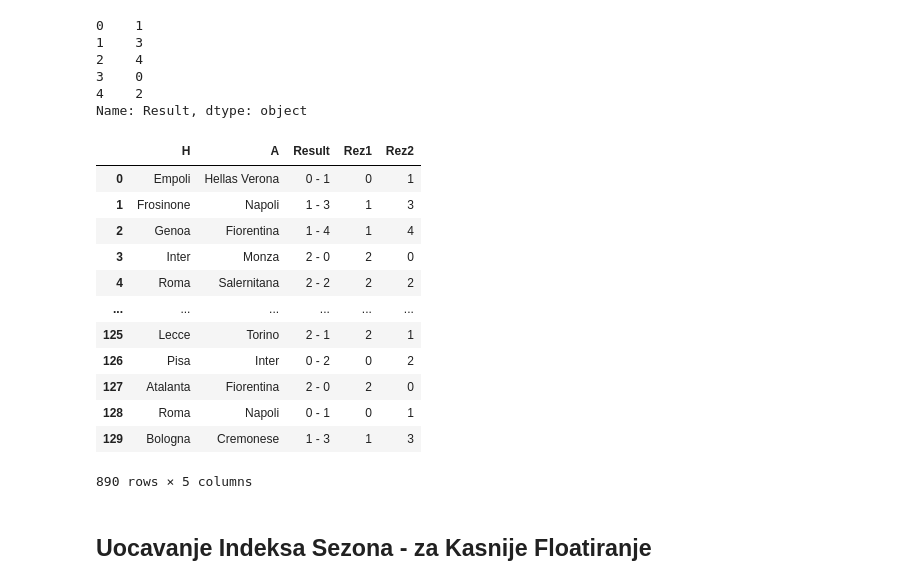
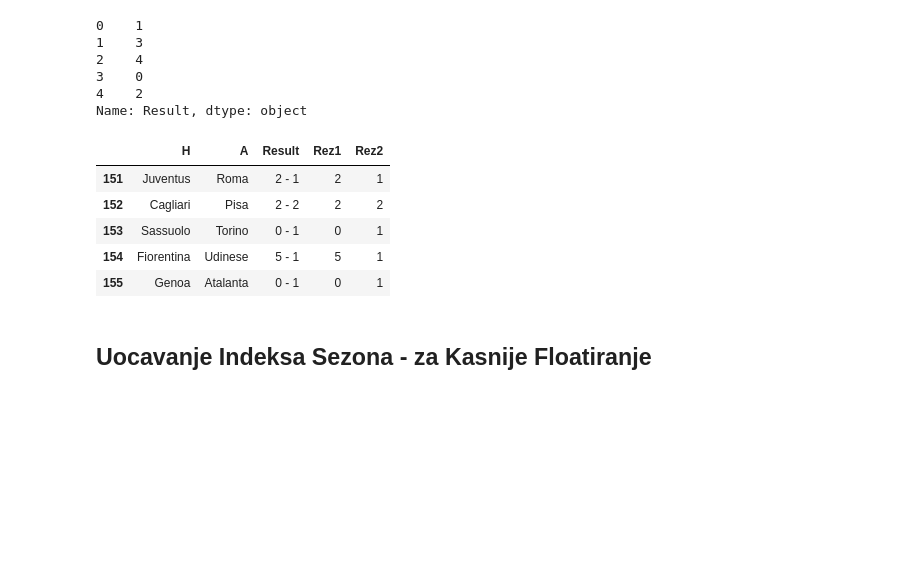
Before and after one commit to AmirBih/pred-rez-seriA, a Jupyter notebook: SA- float_Predvidjanje_Pobjednika.ipynb, the cells around one changed output. Drawn from its saved outputs; the diff is of its cells as text; code cells hidden in the pictures; blank space fills up the shorter version.

```diff
--- a/SA- float_Predvidjanje_Pobjednika.ipynb
+++ b/SA- float_Predvidjanje_Pobjednika.ipynb
@@ -11,4 +11,5 @@ df_23_4 = pd.read_csv("serie-a-2023.csv")
 #sezona 24/25
 df_24_5 = pd.read_csv("serie-a-2024.csv")
 #sezona 25/6
-df_25_6 = pd.read_csv("serie-a-2025.csv")
+link_25 = pd.read_html("https://fixturedownload.com/results/serie-a-2025")
+df_25_6 = link_25[0]
@@ -16,6 +19,6 @@ df_25_6 = pd.read_csv("serie-a-2025.csv")
 ## Određivanje Duzine Trenutnoj Sezoni i Prikaz
 # %%
 #odrediti duzinu sezone - OBAVEZNO!!!
-df_25_6 = df_25_6.head(130)
-df_25_6.tail()
+df_25_6 = df_25_6[df_25_6["Result"] != "-"]
+df_25_6.tail(5)
 # %% [output]
@@ -145,21 +149,14 @@ df_rezultatski = pd.concat([df_BL,rez_dom,rez_gost],axis=1)
 # %%
 #promjena naziva kolonama - spajanjem smo dobili kolone istih naziva
 df_rezultatski.columns = ["H","A","Result","Rez1","Rez2"]
-df_rezultatski
+df_rezultatski.tail()
 # %% [output]
 |  | H | A | Result | Rez1 | Rez2 |
-| 0 | Empoli | Hellas Verona | 0 - 1 | 0 | 1 |
-| 1 | Frosinone | Napoli | 1 - 3 | 1 | 3 |
-| 2 | Genoa | Fiorentina | 1 - 4 | 1 | 4 |
-| 3 | Inter | Monza | 2 - 0 | 2 | 0 |
-| 4 | Roma | Salernitana | 2 - 2 | 2 | 2 |
-| ... | ... | ... | ... | ... | ... |
-| 125 | Lecce | Torino | 2 - 1 | 2 | 1 |
-| 126 | Pisa | Inter | 0 - 2 | 0 | 2 |
-| 127 | Atalanta | Fiorentina | 2 - 0 | 2 | 0 |
-| 128 | Roma | Napoli | 0 - 1 | 0 | 1 |
-| 129 | Bologna | Cremonese | 1 - 3 | 1 | 3 |
+| 151 | Juventus | Roma | 2 - 1 | 2 | 1 |
+| 152 | Cagliari | Pisa | 2 - 2 | 2 | 2 |
+| 153 | Sassuolo | Torino | 0 - 1 | 0 | 1 |
+| 154 | Fiorentina | Udinese | 5 - 1 | 5 | 1 |
+| 155 | Genoa | Atalanta | 0 - 1 | 0 | 1 |
-890 rows × 5 columns
 # %%
 #spremanje df_epl varijable za obradu osobine Result u excelu
 df_rezultatski.to_csv("uredjivanje_skora_vani.csv")
```
Also changed, not shown: parts of 35 cells of this notebook, 8 other files.
